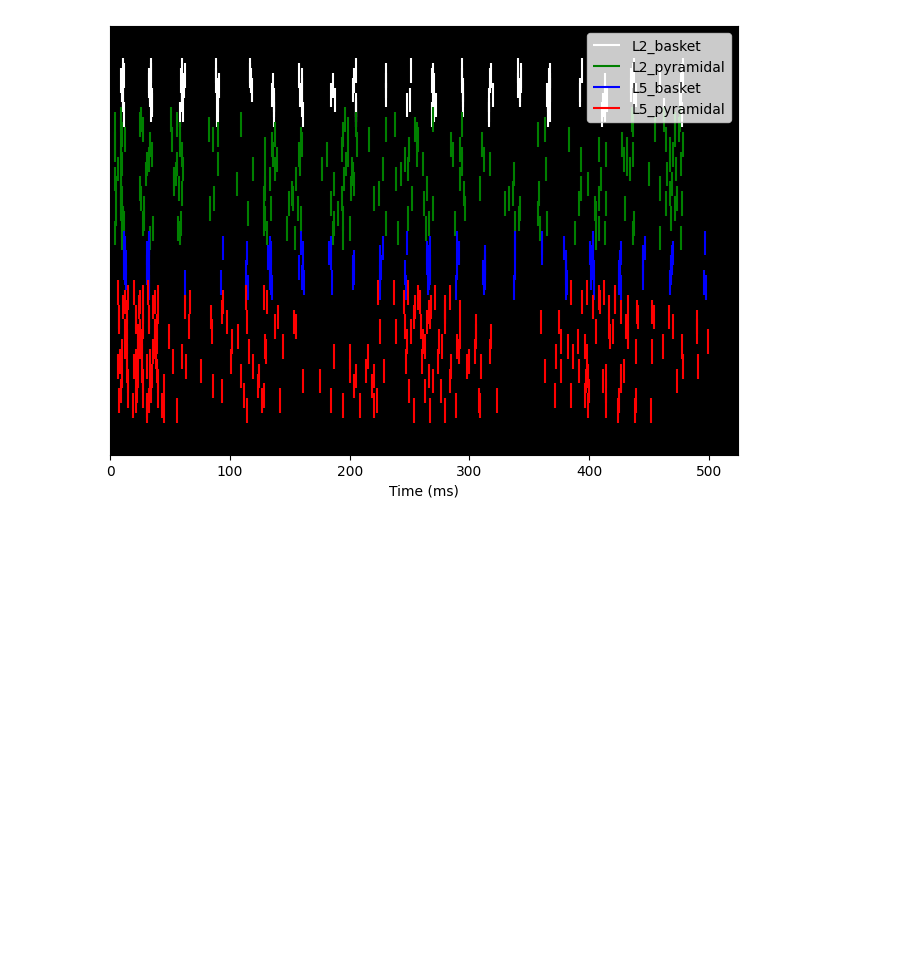
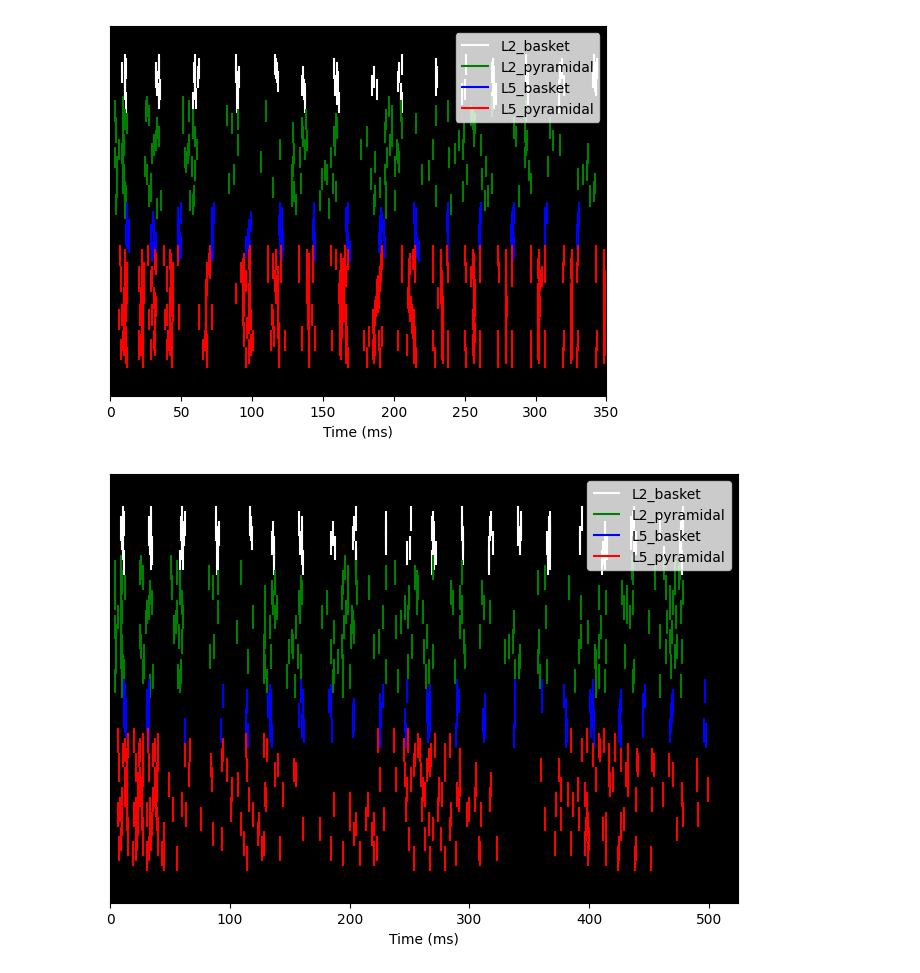
Before and after one commit to ntolley/bayesian_surrogates, a Jupyter notebook: surrogate_hnn_compare.ipynb, the cells around one changed output. Drawn from its saved outputs; the diff is of its cells as text; code cells hidden in the pictures; blank space fills up the shorter version.

```diff
--- a/surrogate_hnn_compare.ipynb
+++ b/surrogate_hnn_compare.ipynb
@@ -425,3 +435,7 @@ dpl_connectivity[0].copy().smooth(10).plot()
+# %%
+fig
+# %% [output]
+[figure, added]
 # %%
 net_connectivity.cell_response.plot_spikes_raster()
 # %% [output]
```
Also changed, not shown: parts of 6 cells of this notebook, 7 other files.
